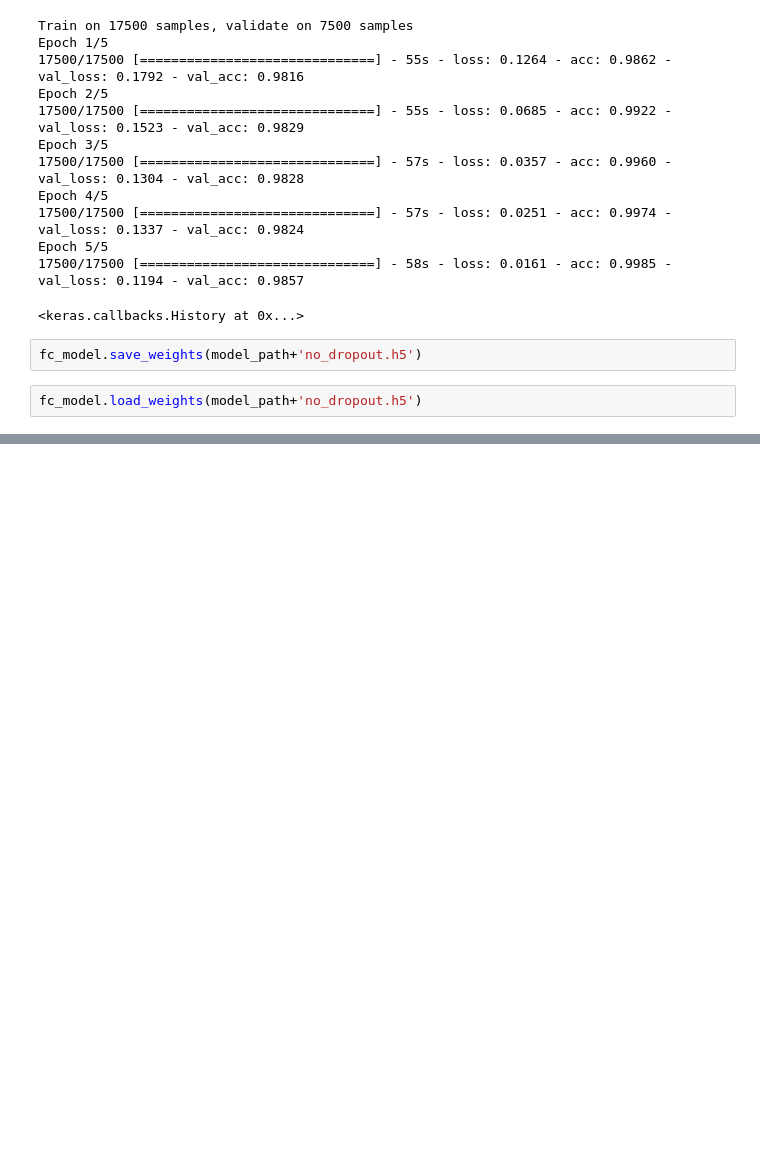
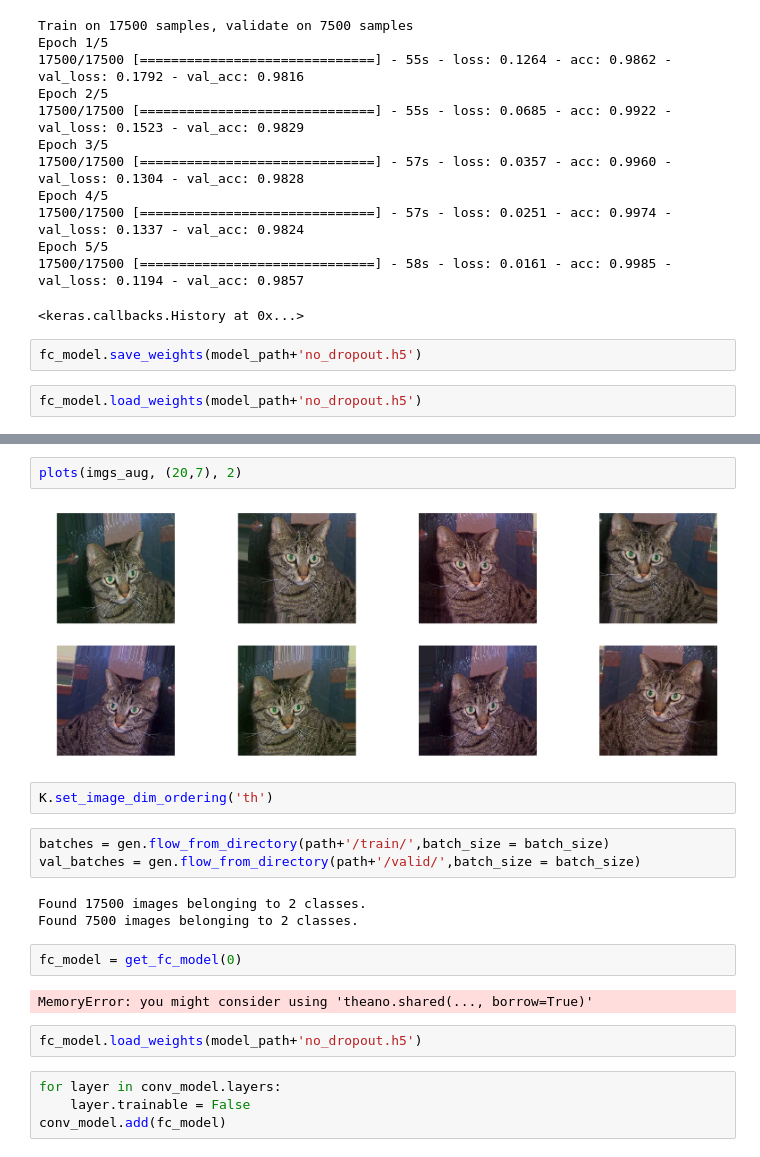
Before and after one commit to vasusingla6191/cats-vs-dogs-redux, a Jupyter notebook: Dropout_and_Data_Aug.ipynb, the cells around one changed output, grey strips where cells are left out. Drawn from its saved outputs; the diff is of its cells as text; blank space fills up the shorter version.

```diff
--- a/Dropout_and_Data_Aug.ipynb
+++ b/Dropout_and_Data_Aug.ipynb
@@ -131,0 +158,22 @@ fc_model.load_weights(model_path+'no_dropout.h5')
+# %%
+plots(imgs_aug, (20,7), 2)
+# %% [output]
+[figure, added]
+# %%
+K.set_image_dim_ordering('th')
+# %%
+batches = gen.flow_from_directory(path+'/train/',batch_size = batch_size)
+val_batches = gen.flow_from_directory(path+'/valid/',batch_size = batch_size)
+# %% [output]
+Found 17500 images belonging to 2 classes.
+Found 7500 images belonging to 2 classes.
+# %%
+fc_model = get_fc_model(0)
+# %% [output]
+MemoryError: you might consider using 'theano.shared(..., borrow=True)'
+# %%
+fc_model.load_weights(model_path+'no_dropout.h5')
+# %%
+for layer in conv_model.layers:
+    layer.trainable = False
+conv_model.add(fc_model)
```
Also changed, not shown: parts of 15 cells of this notebook.
